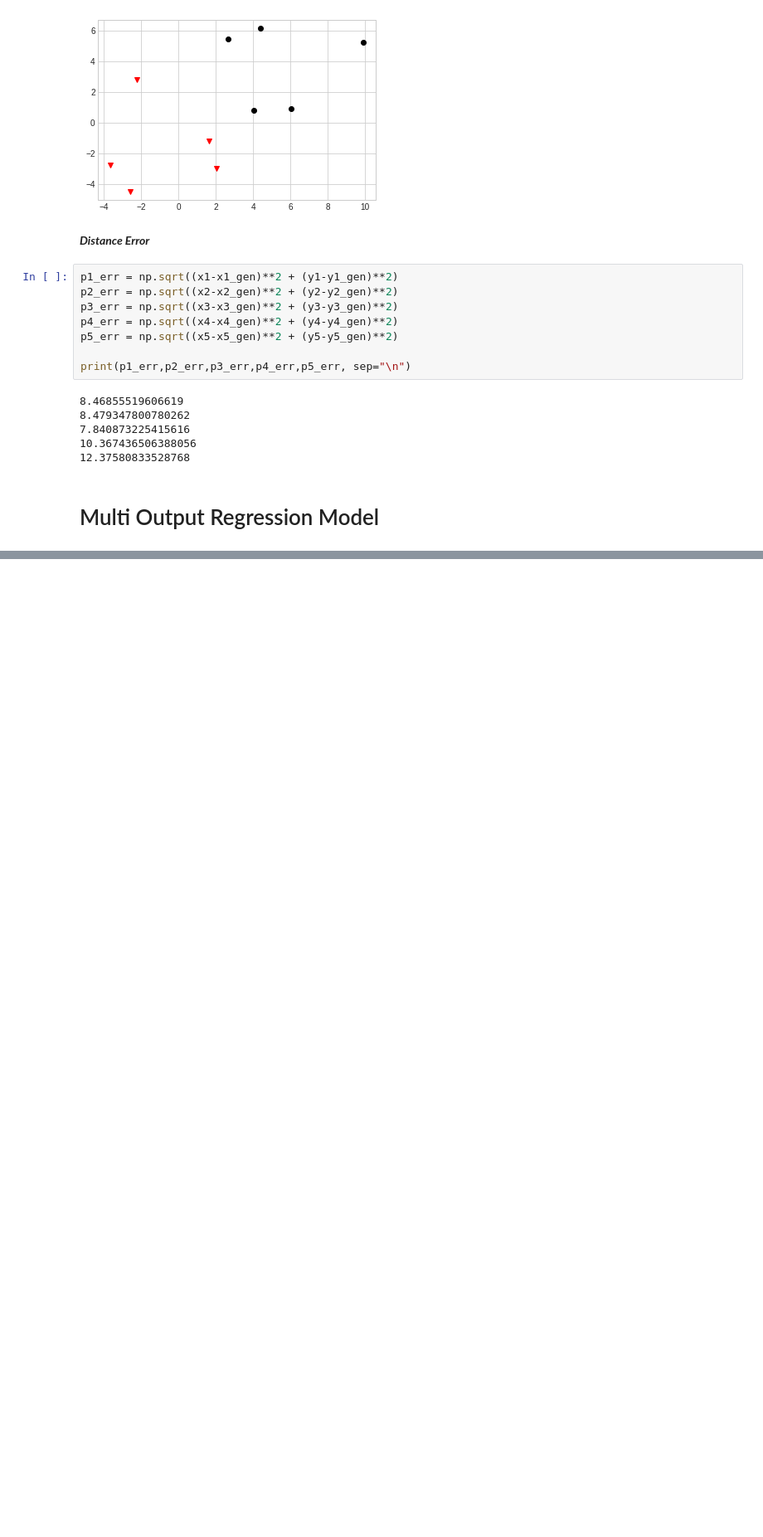
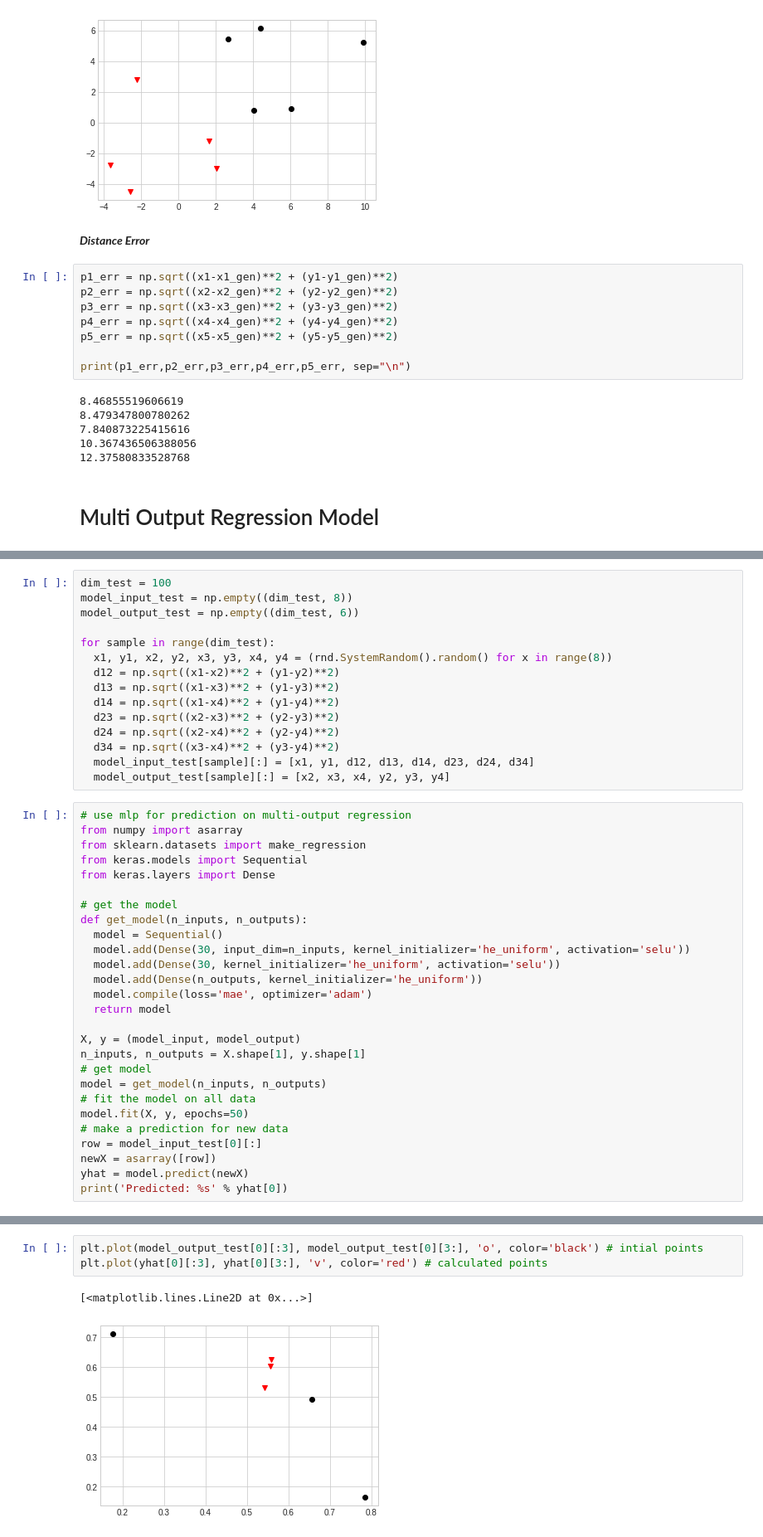
Before and after one commit to PeriniM/Multilateration, a Jupyter notebook: 2D_space/Multilateration_2D.ipynb, the cells around one changed output, grey strips where cells are left out. Shown at 83% size. Drawn from its saved outputs; the diff is of its cells as text; blank space fills up the shorter version.

Commit message:
Added working multi output regression model (to tune properly)

```diff
--- a/2D_space/Multilateration_2D.ipynb
+++ b/2D_space/Multilateration_2D.ipynb
@@ -207,0 +187,42 @@ np.savetxt('model_input.txt',model_input)
+# %%
+dim_test = 100
+model_input_test = np.empty((dim_test, 8))
+model_output_test = np.empty((dim_test, 6))
+
+for sample in range(dim_test):
+  x1, y1, x2, y2, x3, y3, x4, y4 = (rnd.SystemRandom().random() for x in range(8))
+  d12 = np.sqrt((x1-x2)**2 + (y1-y2)**2)
+  d13 = np.sqrt((x1-x3)**2 + (y1-y3)**2)
+  d14 = np.sqrt((x1-x4)**2 + (y1-y4)**2)
+  d23 = np.sqrt((x2-x3)**2 + (y2-y3)**2)
+  d24 = np.sqrt((x2-x4)**2 + (y2-y4)**2)
+  d34 = np.sqrt((x3-x4)**2 + (y3-y4)**2)
+  model_input_test[sample][:] = [x1, y1, d12, d13, d14, d23, d24, d34]
+  model_output_test[sample][:] = [x2, x3, x4, y2, y3, y4]
+# %%
+# use mlp for prediction on multi-output regression
+from numpy import asarray
+from sklearn.datasets import make_regression
+from keras.models import Sequential
+from keras.layers import Dense
+
+# get the model
+def get_model(n_inputs, n_outputs):
+  model = Sequential()
+  model.add(Dense(30, input_dim=n_inputs, kernel_initializer='he_uniform', activation='selu'))
+  model.add(Dense(30, kernel_initializer='he_uniform', activation='selu'))
+  model.add(Dense(n_outputs, kernel_initializer='he_uniform'))
+  model.compile(loss='mae', optimizer='adam')
+  return model
+
+X, y = (model_input, model_output)
+n_inputs, n_outputs = X.shape[1], y.shape[1]
+# get model
+model = get_model(n_inputs, n_outputs)
+# fit the model on all data
+model.fit(X, y, epochs=50)
+# make a prediction for new data
+row = model_input_test[0][:]
+newX = asarray([row])
+yhat = model.predict(newX)
+print('Predicted: %s' % yhat[0])
@@ -207,0 +247,6 @@ np.savetxt('model_input.txt',model_input)
+# %%
+plt.plot(model_output_test[0][:3], model_output_test[0][3:], 'o', color='black') # intial points
+plt.plot(yhat[0][:3], yhat[0][3:], 'v', color='red') # calculated points
+# %% [output]
+[<matplotlib.lines.Line2D at 0x...>]
+[figure, added]
```
Also changed, not shown: parts of 9 cells of this notebook.
